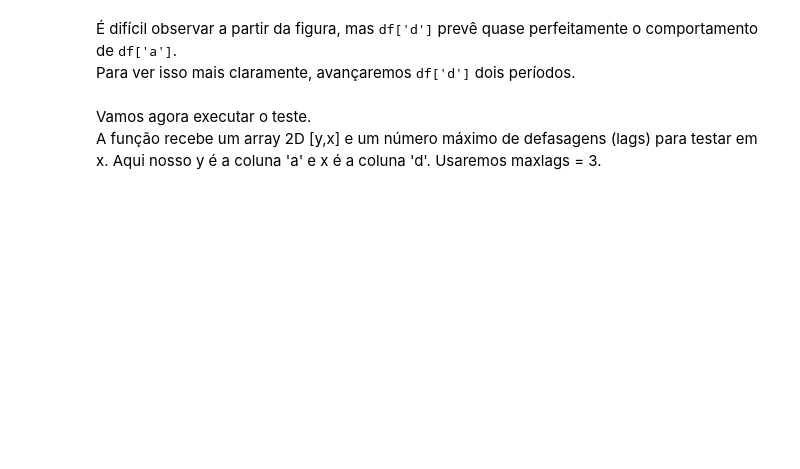
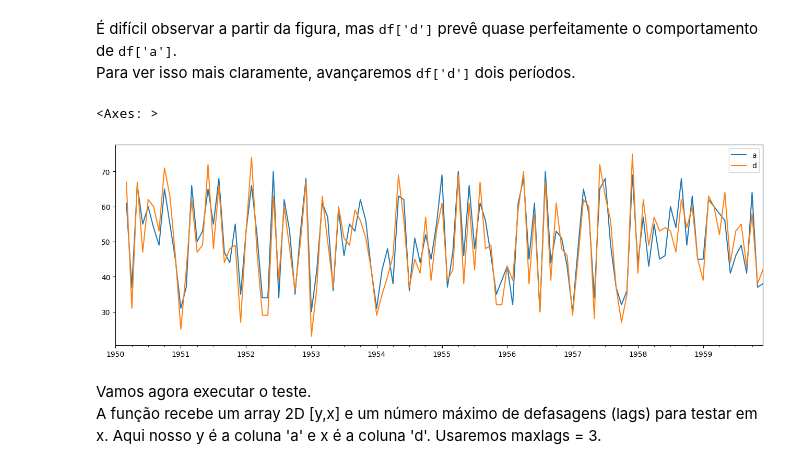
Before and after one commit to Kruzefiori/XPAD09_unifei_2025.1, a Jupyter notebook: Aula14.ipynb, the cells around one changed output. Cells and saved outputs as stored; diff of their text form; code cells hidden in the pictures; blank space fills up the shorter version.

```diff
--- a/Aula14.ipynb
+++ b/Aula14.ipynb
@@ -179,6 +188,12 @@ df3.head()
 # %% [markdown]
 É difícil observar a partir da figura, mas <tt>df['d']</tt> prevê quase perfeitamente o comportamento de <tt>df['a']</tt>.<br>
 Para ver isso mais claramente, avançaremos <tt>df['d']</tt> dois períodos.
+# %%
+df3['a'].iloc[2:].plot(figsize=(16,5) , legend=True)
+df3['d'].shift(2).plot(figsize=(16,5) , legend=True)
+# %% [output]
+<Axes: >
+[figure, added]
 # %% [markdown]
 Vamos agora executar o teste. \
 A função recebe um array 2D [y,x] e um número máximo de defasagens (lags) para testar em x. Aqui nosso y é a coluna 'a' e x é a coluna 'd'. Usaremos maxlags = 3.
```
Also changed, not shown: parts of 13 cells of this notebook, 15 other files.
